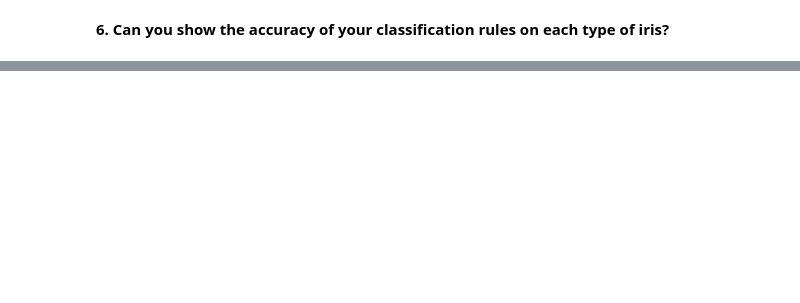
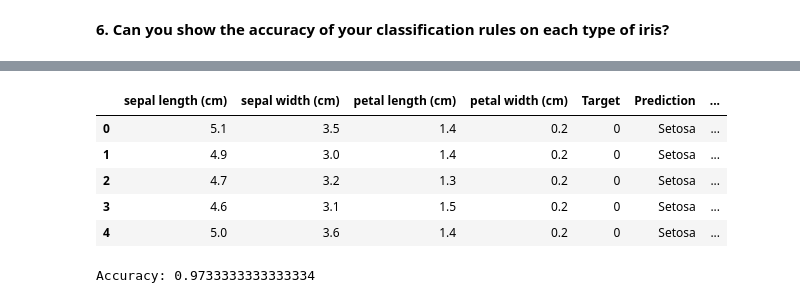
Before and after one commit to ch00226855/DataAnalysisFall2023, a Jupyter notebook: Week06_BasicPlotting.ipynb, the cells around one changed output, grey strips where cells are left out. Drawn from its saved outputs; the diff is of its cells as text; code cells hidden in the pictures; blank space fills up the shorter version.

```diff
--- a/Week06_BasicPlotting.ipynb
+++ b/Week06_BasicPlotting.ipynb
@@ -508,2 +512,14 @@ Rules:
 # %% [markdown]
 **6. Can you show the accuracy of your classification rules on each type of iris?**
+# %%
+def predict(row):
+
+    if row['petal length (cm)'] < 2.5 and row['petal width (cm)'] < 1:
+        return "Setosa"
+    elif row['petal length (cm)'] < 5.2 and row['petal width (cm)'] < 1.7:
+        return "Versicolor"
+    else:
+        return "Virginica"
+# %%
+iris_df['Prediction'] = iris_df.apply(predict, axis=1)
+iris_df.head()
@@ -509,0 +533,31 @@ Rules:
+# %%
+def detect_error(row):
+    """
+    Return 1 if the prediction is correct.
+    Return 0 if the prediction is wrong.
+    """
+
+    if row['Target'] == 0 and row['Prediction'] == "Setosa":
+        return 1
+    elif row['Target'] == 1 and row['Prediction'] == "Versicolor":
+        return 1
+    elif row['Target'] == 2 and row['Prediction'] == "Virginica":
+        return 1
+    else:
+        return 0
+# %%
+iris_df['Correct?'] = iris_df.apply(detect_error, axis=1)
+iris_df.head()
+# %% [output]
+|  | sepal length (cm) | sepal width (cm) | petal length (cm) | petal width (cm) | Target | Prediction | ... |
+| 0 | 5.1 | 3.5 | 1.4 | 0.2 | 0 | Setosa | ... |
+| 1 | 4.9 | 3.0 | 1.4 | 0.2 | 0 | Setosa | ... |
+| 2 | 4.7 | 3.2 | 1.3 | 0.2 | 0 | Setosa | ... |
+| 3 | 4.6 | 3.1 | 1.5 | 0.2 | 0 | Setosa | ... |
+| 4 | 5.0 | 3.6 | 1.4 | 0.2 | 0 | Setosa | ... |
+# %%
+# Total number of correct predictions
+accuracy = iris_df['Correct?'].sum() / iris_df.shape[0]
+print("Accuracy:", accuracy)
+# %% [output]
+Accuracy: 0.9733333333333334
```
Also changed, not shown: parts of 10 cells of this notebook.
